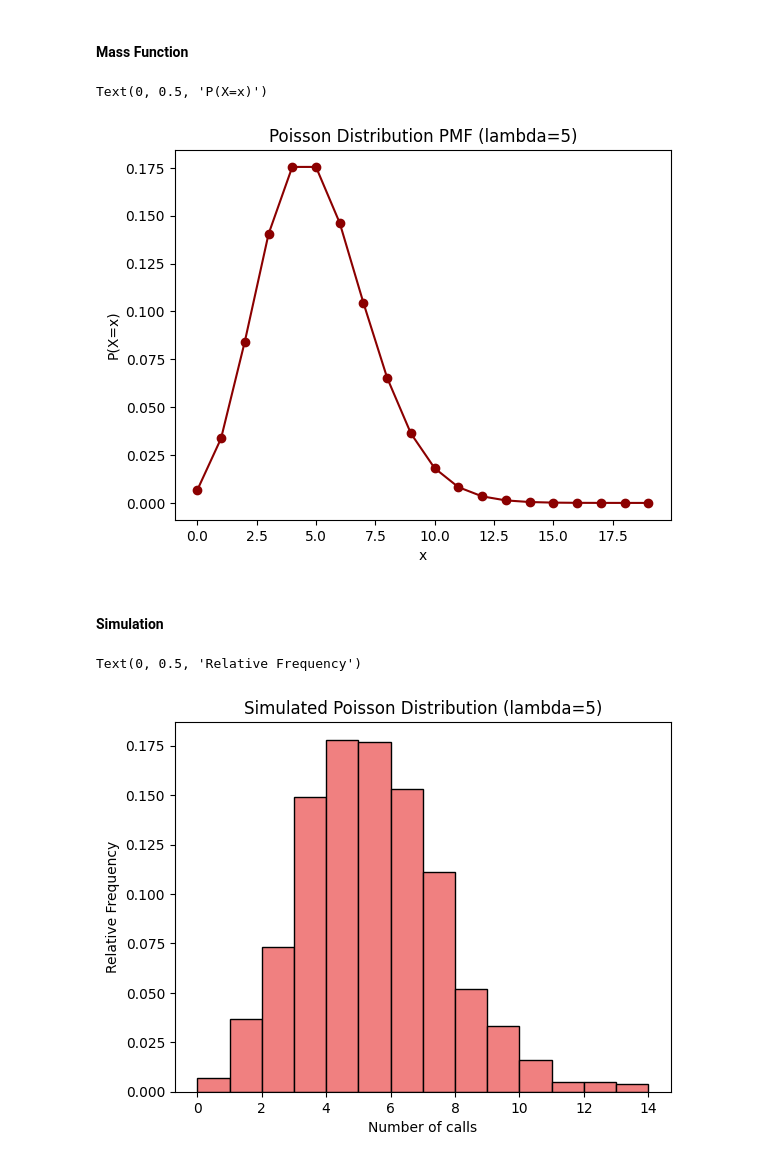
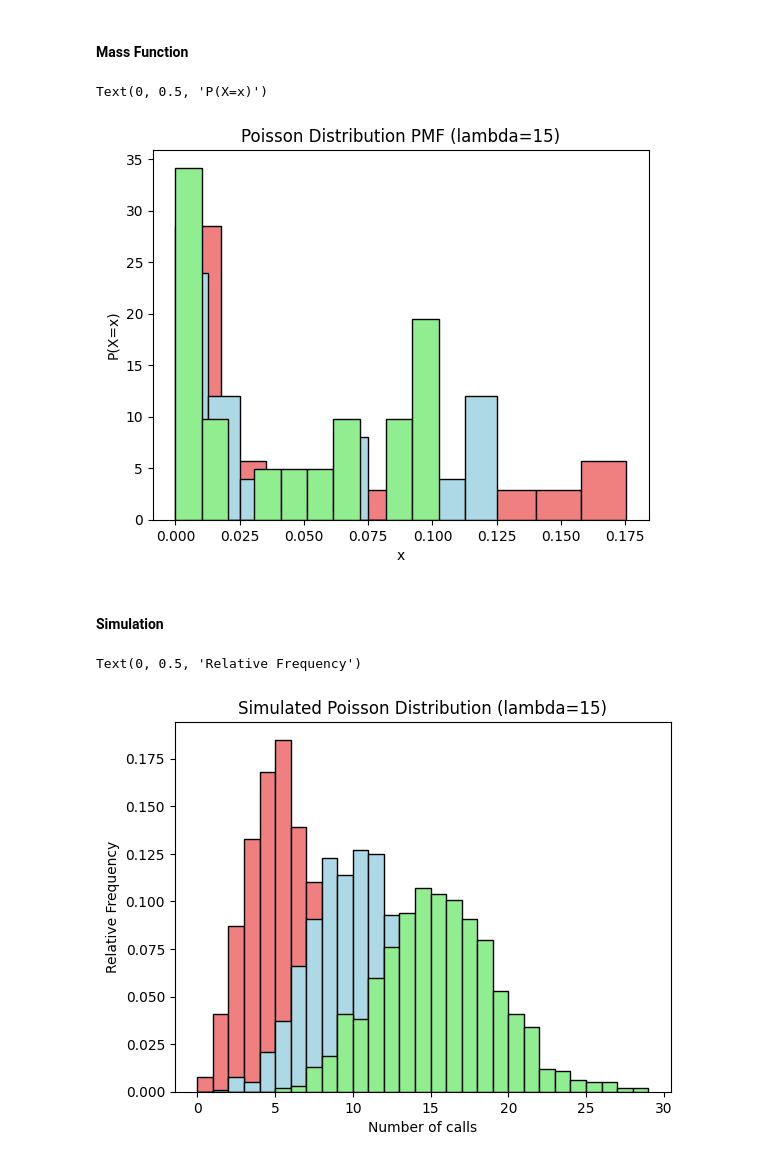
Before and after one commit to SharafatKarim/python-data-science-notebook, a Jupyter notebook: 05 - simulation modeling/05 - probability distributions.ipynb, the cells around one changed output. Cells and saved outputs as stored; diff of their text form; code cells hidden in the pictures.

```diff
--- a/05 - simulation modeling/05 - probability distributions.ipynb
+++ b/05 - simulation modeling/05 - probability distributions.ipynb
@@ -112,13 +112,25 @@ def get_mass(x, lam):
     return numerator / denominator
 
 poisson_values = [get_mass(x, 5) for x in range(0, 20)]
-plt.plot(range(0, 20), poisson_values, marker='o', linestyle='-', color='darkred')
+plt.hist(poisson_values, color='lightcoral', edgecolor='black', density=True)
 plt.title('Poisson Distribution PMF (lambda=5)')
 plt.xlabel('x')
 plt.ylabel('P(X=x)')
+
+poisson_values = [get_mass(x, 10) for x in range(0, 20)]
+plt.hist(poisson_values, color='lightblue', edgecolor='black', density=True)
+plt.title('Poisson Distribution PMF (lambda=10)')
+plt.xlabel('x')
+plt.ylabel('P(X=x)')
+
+poisson_values = [get_mass(x, 15) for x in range(0, 20)]
+plt.hist(poisson_values, color='lightgreen', edgecolor='black', density=True)
+plt.title('Poisson Distribution PMF (lambda=15)')
+plt.xlabel('x')
+plt.ylabel('P(X=x)')
 # %% [output]
 Text(0, 0.5, 'P(X=x)')
-[figure, old version]
+[figure, new version]
 # %% [markdown]
 #### Simulation
 # %%
@@ -135,9 +147,21 @@ def simulate_poisson(lam):
 # %%
 poisson_samples = [simulate_poisson(5) for _ in range(1000)]
 plt.hist(poisson_samples, bins=range(0, max(poisson_samples)+1), color='lightcoral', edgecolor='black', density=True)
 plt.title('Simulated Poisson Distribution (lambda=5)')
 plt.xlabel('Number of calls')
 plt.ylabel('Relative Frequency')
+
+poisson_samples = [simulate_poisson(10) for _ in range(1000)]
+plt.hist(poisson_samples, bins=range(0, max(poisson_samples)+1), color='lightblue', edgecolor='black', density=True)
+plt.title('Simulated Poisson Distribution (lambda=10)')
+plt.xlabel('Number of calls')
+plt.ylabel('Relative Frequency')
+
+poisson_samples = [simulate_poisson(15) for _ in range(1000)]
+plt.hist(poisson_samples, bins=range(0, max(poisson_samples)+1), color='lightgreen', edgecolor='black', density=True)
+plt.title('Simulated Poisson Distribution (lambda=15)')
+plt.xlabel('Number of calls')
+plt.ylabel('Relative Frequency')
 # %% [output]
 Text(0, 0.5, 'Relative Frequency')
-[figure, old version]
+[figure, new version]
```
Also changed, not shown: parts of 4 cells of this notebook.
